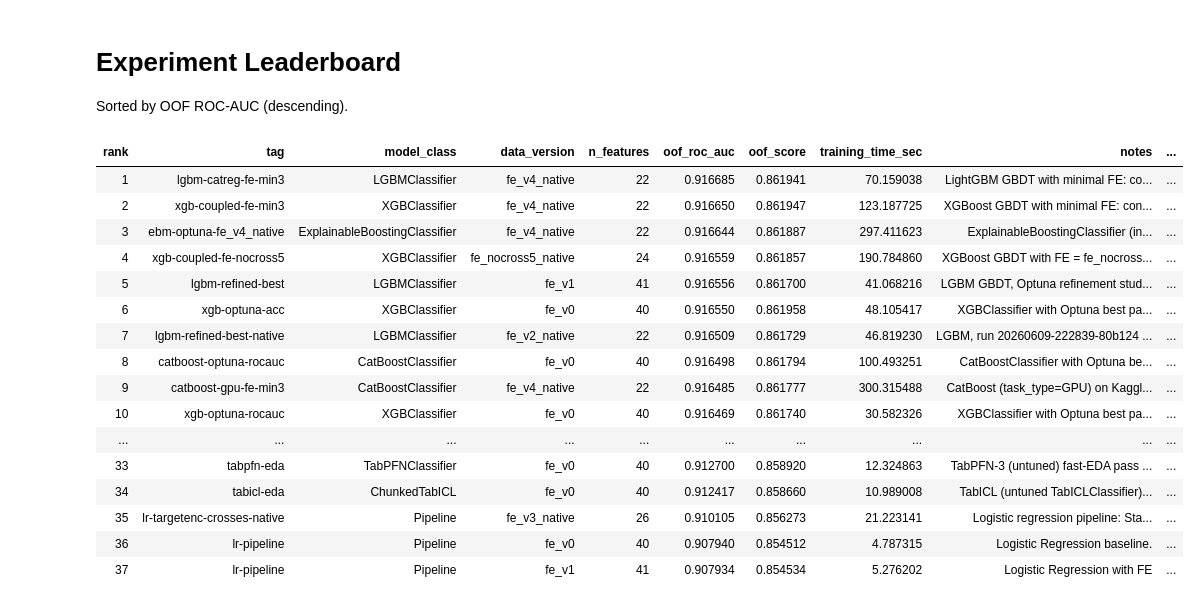
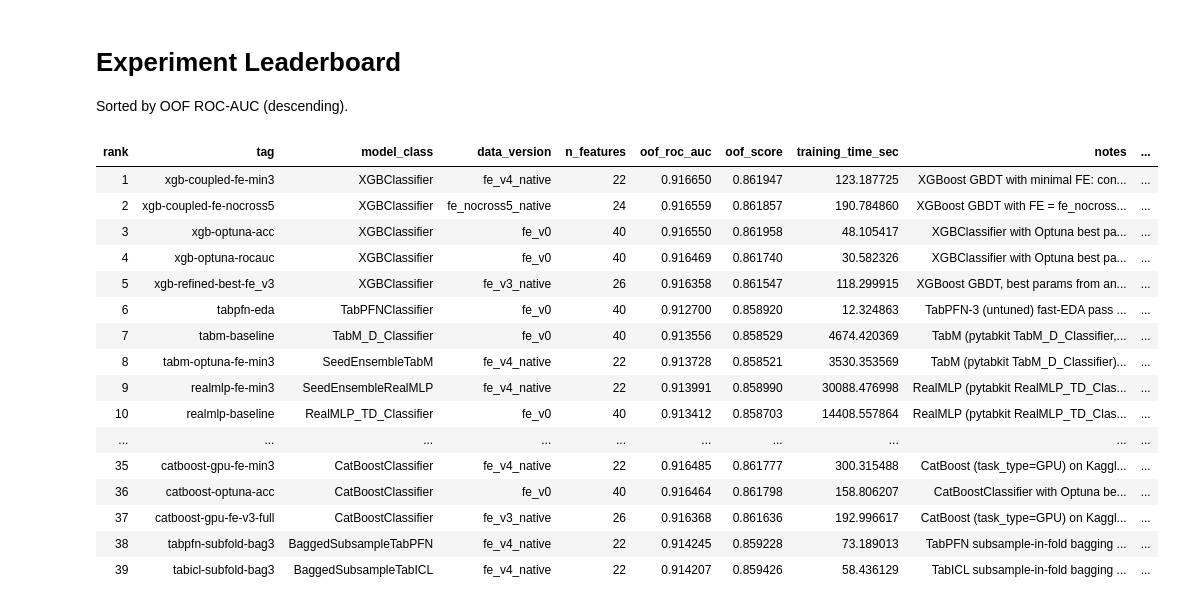
Before and after one commit to biswajit-nag/Predict-Customer-Churn, a Jupyter notebook: leaderboard.ipynb, the cells around one changed output. Drawn from its saved outputs; the diff is of its cells as text; code cells hidden in the pictures.

```diff
--- a/leaderboard.ipynb
+++ b/leaderboard.ipynb
@@ -12,47 +12,47 @@ DISPLAY_COLS = [
     "model_class",
     "data_version",
     "n_features",
     "oof_roc_auc",
     # "fold_roc_auc_mean",
     # "fold_roc_auc_std",
     "oof_score",        # accuracy
     # "fold_scores_mean", # accuracy CV mean
     # "fold_scores_std",  # accuracy CV std
     "training_time_sec",
     # "status",
     "notes",
     "run_id",
 ]
 
 df = pd.read_csv("experiments/runs.csv")
 
-df = df.sort_values("oof_roc_auc", ascending=False).reset_index(drop=True)
+df = df.sort_values(["model_class", "oof_roc_auc"], ascending=False).reset_index(drop=True)
 df.insert(0, "rank", df.index + 1)
 
 leaderboard = df[DISPLAY_COLS].copy()
 
 # Round floats for readability
 float_cols = ["oof_roc_auc", "oof_score", "training_time_sec"]
 leaderboard[float_cols] = leaderboard[float_cols].round(6)
 leaderboard['n_features'] = leaderboard['n_features'].astype(int)
 
 leaderboard.style.hide(axis="index")
 # leaderboard[leaderboard['model_class'] == 'LGBMClassifier'].style.hide(axis="index")
 # %% [output]
 | rank | tag | model_class | data_version | n_features | oof_roc_auc | oof_score | training_time_sec | notes | ... |
-| 1 | lgbm-catreg-fe-min3 | LGBMClassifier | fe_v4_native | 22 | 0.916685 | 0.861941 | 70.159038 | LightGBM GBDT with minimal FE: co... | ... |
-| 2 | xgb-coupled-fe-min3 | XGBClassifier | fe_v4_native | 22 | 0.916650 | 0.861947 | 123.187725 | XGBoost GBDT with minimal FE: con... | ... |
-| 3 | ebm-optuna-fe_v4_native | ExplainableBoostingClassifier | fe_v4_native | 22 | 0.916644 | 0.861887 | 297.411623 | ExplainableBoostingClassifier (in... | ... |
-| 4 | xgb-coupled-fe-nocross5 | XGBClassifier | fe_nocross5_native | 24 | 0.916559 | 0.861857 | 190.784860 | XGBoost GBDT with FE = fe_nocross... | ... |
-| 5 | lgbm-refined-best | LGBMClassifier | fe_v1 | 41 | 0.916556 | 0.861700 | 41.068216 | LGBM GBDT, Optuna refinement stud... | ... |
-| 6 | xgb-optuna-acc | XGBClassifier | fe_v0 | 40 | 0.916550 | 0.861958 | 48.105417 | XGBClassifier with Optuna best pa... | ... |
-| 7 | lgbm-refined-best-native | LGBMClassifier | fe_v2_native | 22 | 0.916509 | 0.861729 | 46.819230 | LGBM, run 20260609-222839-80b124 ... | ... |
-| 8 | catboost-optuna-rocauc | CatBoostClassifier | fe_v0 | 40 | 0.916498 | 0.861794 | 100.493251 | CatBoostClassifier with Optuna be... | ... |
-| 9 | catboost-gpu-fe-min3 | CatBoostClassifier | fe_v4_native | 22 | 0.916485 | 0.861777 | 300.315488 | CatBoost (task_type=GPU) on Kaggl... | ... |
-| 10 | xgb-optuna-rocauc | XGBClassifier | fe_v0 | 40 | 0.916469 | 0.861740 | 30.582326 | XGBClassifier with Optuna best pa... | ... |
+| 1 | xgb-coupled-fe-min3 | XGBClassifier | fe_v4_native | 22 | 0.916650 | 0.861947 | 123.187725 | XGBoost GBDT with minimal FE: con... | ... |
+| 2 | xgb-coupled-fe-nocross5 | XGBClassifier | fe_nocross5_native | 24 | 0.916559 | 0.861857 | 190.784860 | XGBoost GBDT with FE = fe_nocross... | ... |
+| 3 | xgb-optuna-acc | XGBClassifier | fe_v0 | 40 | 0.916550 | 0.861958 | 48.105417 | XGBClassifier with Optuna best pa... | ... |
+| 4 | xgb-optuna-rocauc | XGBClassifier | fe_v0 | 40 | 0.916469 | 0.861740 | 30.582326 | XGBClassifier with Optuna best pa... | ... |
+| 5 | xgb-refined-best-fe_v3 | XGBClassifier | fe_v3_native | 26 | 0.916358 | 0.861547 | 118.299915 | XGBoost GBDT, best params from an... | ... |
+| 6 | tabpfn-eda | TabPFNClassifier | fe_v0 | 40 | 0.912700 | 0.858920 | 12.324863 | TabPFN-3 (untuned) fast-EDA pass ... | ... |
+| 7 | tabm-baseline | TabM_D_Classifier | fe_v0 | 40 | 0.913556 | 0.858529 | 4674.420369 | TabM (pytabkit TabM_D_Classifier,... | ... |
+| 8 | tabm-optuna-fe-min3 | SeedEnsembleTabM | fe_v4_native | 22 | 0.913728 | 0.858521 | 3530.353569 | TabM (pytabkit TabM_D_Classifier)... | ... |
+| 9 | realmlp-fe-min3 | SeedEnsembleRealMLP | fe_v4_native | 22 | 0.913991 | 0.858990 | 30088.476998 | RealMLP (pytabkit RealMLP_TD_Clas... | ... |
+| 10 | realmlp-baseline | RealMLP_TD_Classifier | fe_v0 | 40 | 0.913412 | 0.858703 | 14408.557864 | RealMLP (pytabkit RealMLP_TD_Clas... | ... |
 | ... | ... | ... | ... | ... | ... | ... | ... | ... | ... |
-| 33 | tabpfn-eda | TabPFNClassifier | fe_v0 | 40 | 0.912700 | 0.858920 | 12.324863 | TabPFN-3 (untuned) fast-EDA pass ... | ... |
-| 34 | tabicl-eda | ChunkedTabICL | fe_v0 | 40 | 0.912417 | 0.858660 | 10.989008 | TabICL (untuned TabICLClassifier)... | ... |
-| 35 | lr-targetenc-crosses-native | Pipeline | fe_v3_native | 26 | 0.910105 | 0.856273 | 21.223141 | Logistic regression pipeline: Sta... | ... |
-| 36 | lr-pipeline | Pipeline | fe_v0 | 40 | 0.907940 | 0.854512 | 4.787315 | Logistic Regression baseline. | ... |
-| 37 | lr-pipeline | Pipeline | fe_v1 | 41 | 0.907934 | 0.854534 | 5.276202 | Logistic Regression with FE | ... |
+| 35 | catboost-gpu-fe-min3 | CatBoostClassifier | fe_v4_native | 22 | 0.916485 | 0.861777 | 300.315488 | CatBoost (task_type=GPU) on Kaggl... | ... |
+| 36 | catboost-optuna-acc | CatBoostClassifier | fe_v0 | 40 | 0.916464 | 0.861798 | 158.806207 | CatBoostClassifier with Optuna be... | ... |
+| 37 | catboost-gpu-fe-v3-full | CatBoostClassifier | fe_v3_native | 26 | 0.916368 | 0.861636 | 192.996617 | CatBoost (task_type=GPU) on Kaggl... | ... |
+| 38 | tabpfn-subfold-bag3 | BaggedSubsampleTabPFN | fe_v4_native | 22 | 0.914245 | 0.859228 | 73.189013 | TabPFN subsample-in-fold bagging ... | ... |
+| 39 | tabicl-subfold-bag3 | BaggedSubsampleTabICL | fe_v4_native | 22 | 0.914207 | 0.859426 | 58.436129 | TabICL subsample-in-fold bagging ... | ... |
```
Also changed, not shown: 10 other files.
